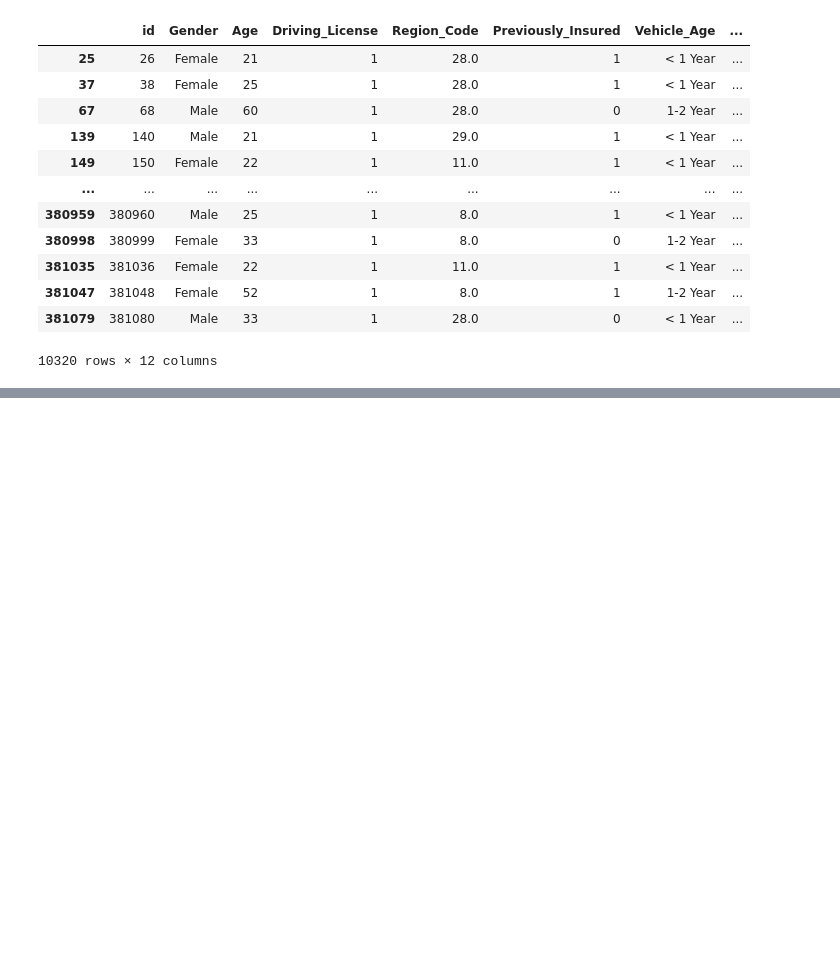
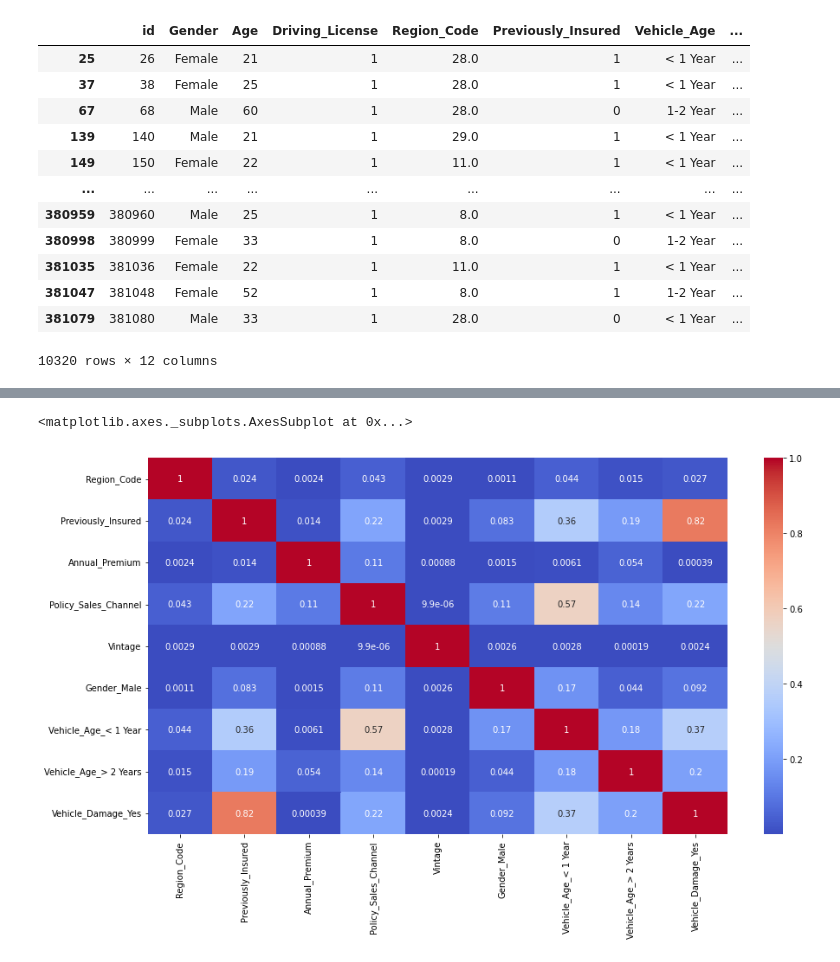
Before and after one commit to pi-mishra/HEALTH-INSURANCE-CROSS-SELL-PREDICTION, a Jupyter notebook: HEALTH_INSURANCE_CROSS_SELL_PREDICTION_(piyush).ipynb, the cells around one changed output, grey strips where cells are left out. Cells and saved outputs as stored; diff of their text form; code cells hidden in the pictures; blank space fills up the shorter version.

```diff
--- a/HEALTH_INSURANCE_CROSS_SELL_PREDICTION_(piyush).ipynb
+++ b/HEALTH_INSURANCE_CROSS_SELL_PREDICTION_(piyush).ipynb
@@ -462,0 +604,3 @@ df[df['Annual_Premium']> lower_limit]
+# %%
+features3 = new_df.drop(['Response','Age','Driving_License'],axis=1)
+calc_vif(features3)
@@ -462,0 +618,7 @@ df[df['Annual_Premium']> lower_limit]
+# %%
+plt.figure(figsize=(15,8))
+correlation = features3.corr()
+sns.heatmap(abs(correlation), annot=True, cmap='coolwarm')
+# %% [output]
+<matplotlib.axes._subplots.AxesSubplot at 0x...>
+[figure, added]
```
Also changed, not shown: parts of 38 cells of this notebook.
